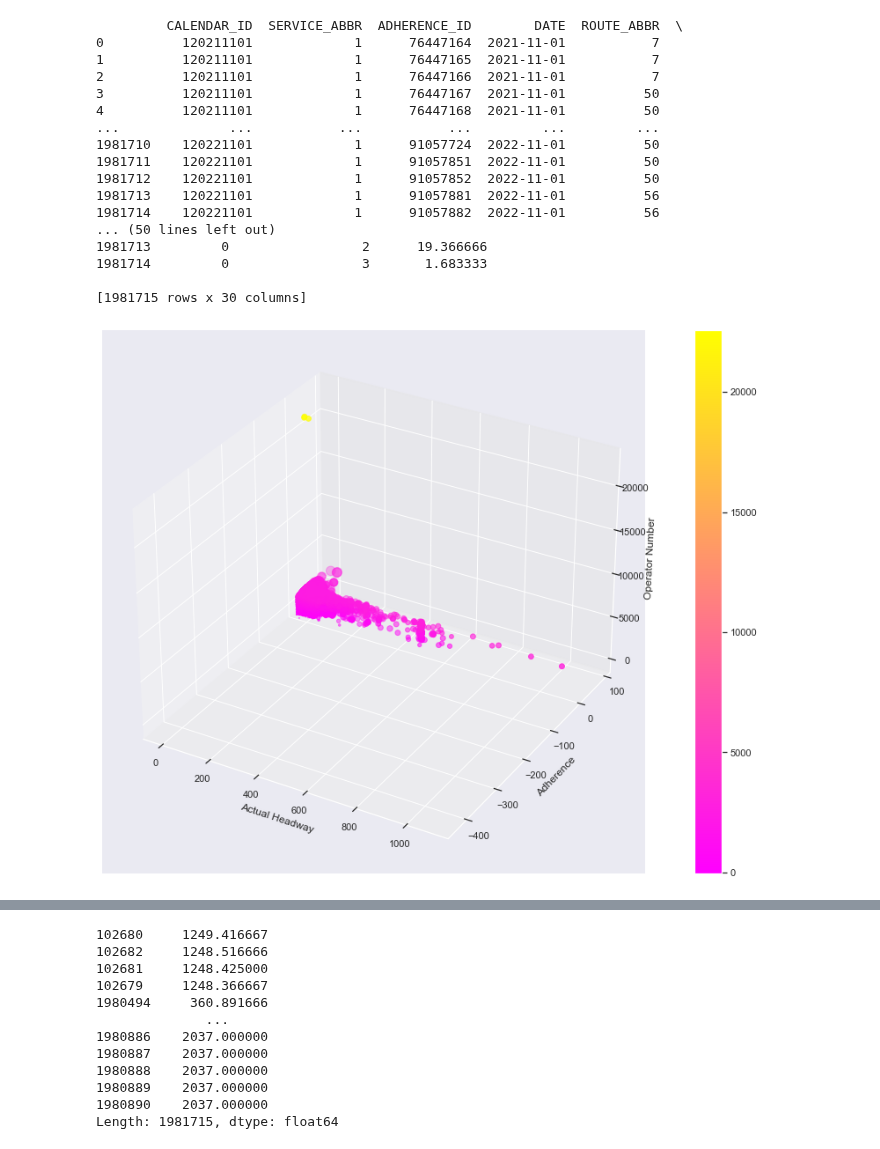
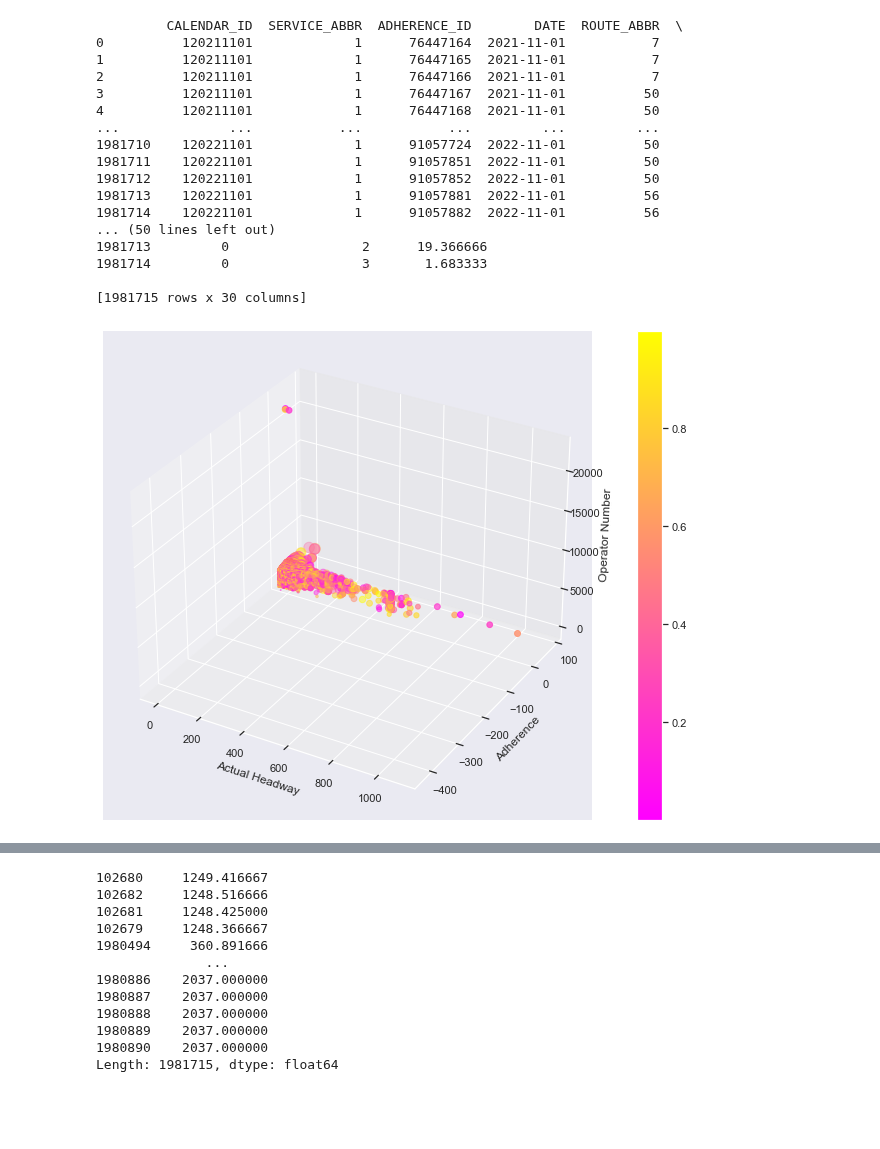
Before and after one commit to NSS-Data-Analytics-Cohort-7/wego-shut_up_and_take_my_query, a Jupyter notebook: WeGo/notebooks/Untitled.ipynb, the cells around one changed output, grey strips where cells are left out. Drawn from its saved outputs; the diff is of its cells as text; code cells hidden in the pictures; blank space fills up the shorter version.

```diff
--- a/WeGo/notebooks/Untitled.ipynb
+++ b/WeGo/notebooks/Untitled.ipynb
@@ -34,26 +35,3 @@ print(project_csv)
 1981714         0                 3       1.683333
 
 [1981715 rows x 30 columns]
-# %%
-project_csv = pd.read_csv('../data/Headway Data.csv')
-sns.set(style = 'darkgrid')
-
-x= project_csv['ACTUAL_HDWY']
-y= project_csv['ADHERENCE']
-z= project_csv['OPERATOR']
-
-fig = plt.figure(figsize = (16, 9))
-ax = plt.axes(projection = '3d')
-color_map = plt.get_cmap('spring')
-
-ax.set_xlabel('Actual Headway')
-ax.set_ylabel('Adherence')
-ax.set_zlabel('Operator Number')
-
-scatter_plot= ax.scatter3D(x,y,z, s=y+35, c=(x+y+z), cmap= color_map)
-
-plt.colorbar(scatter_plot)
-
-plt.show()
-# %% [output]
-[figure, removed]
@@ -62,0 +38,24 @@ sizes = {'Actual H'}
+# %%
+project_csv = pd.read_csv('../data/Headway Data.csv')
+sns.set(style = 'darkgrid')
+
+x= project_csv['ACTUAL_HDWY']
+y= project_csv['ADHERENCE']
+z= project_csv['OPERATOR']
+
+fig = plt.figure(figsize = (16, 9))
+ax = plt.axes(projection = '3d')
+color_map = plt.get_cmap('spring')
+colors = np.random.rand(1507891)
+
+ax.set_xlabel('Actual Headway')
+ax.set_ylabel('Adherence')
+ax.set_zlabel('Operator Number')
+
+scatter_plot= ax.scatter3D(x,y,z, s=y+35, c=colors, cmap= color_map)
+
+plt.colorbar(scatter_plot)
+
+plt.show()
+# %% [output]
+[figure, added]
```
Also changed, not shown: parts of 13 cells of this notebook, 1 other file.
